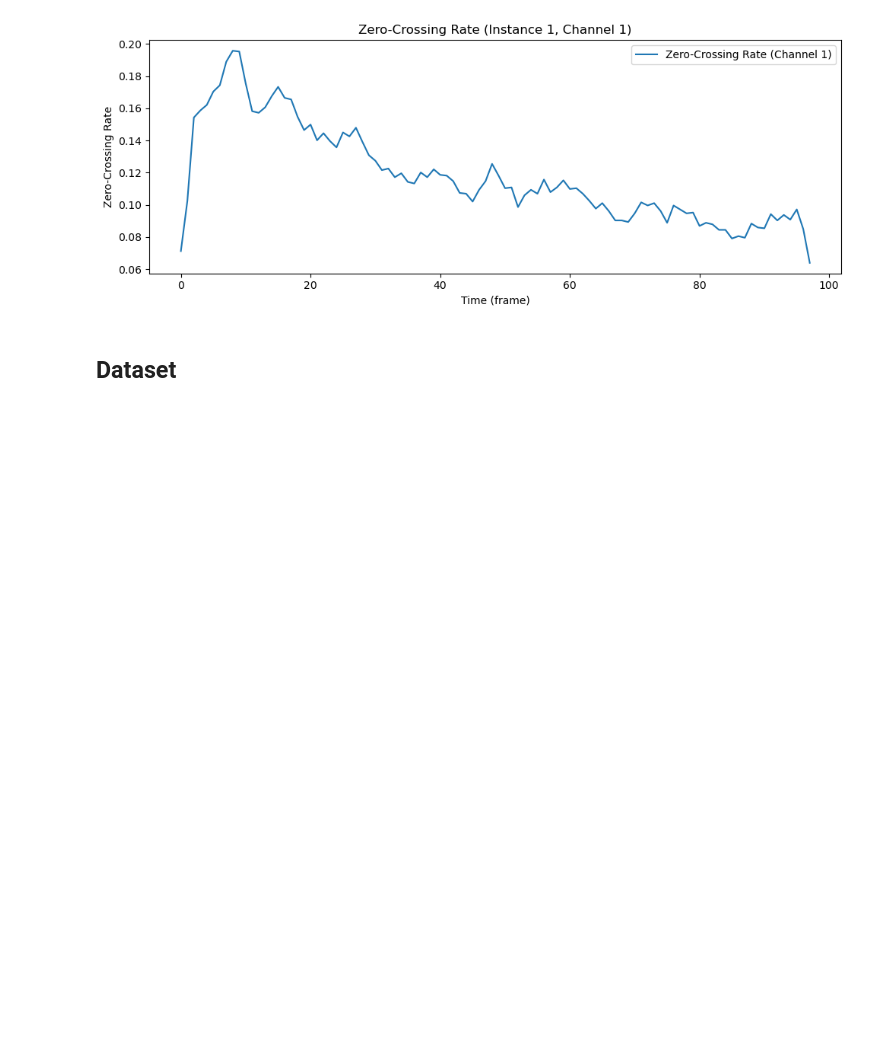
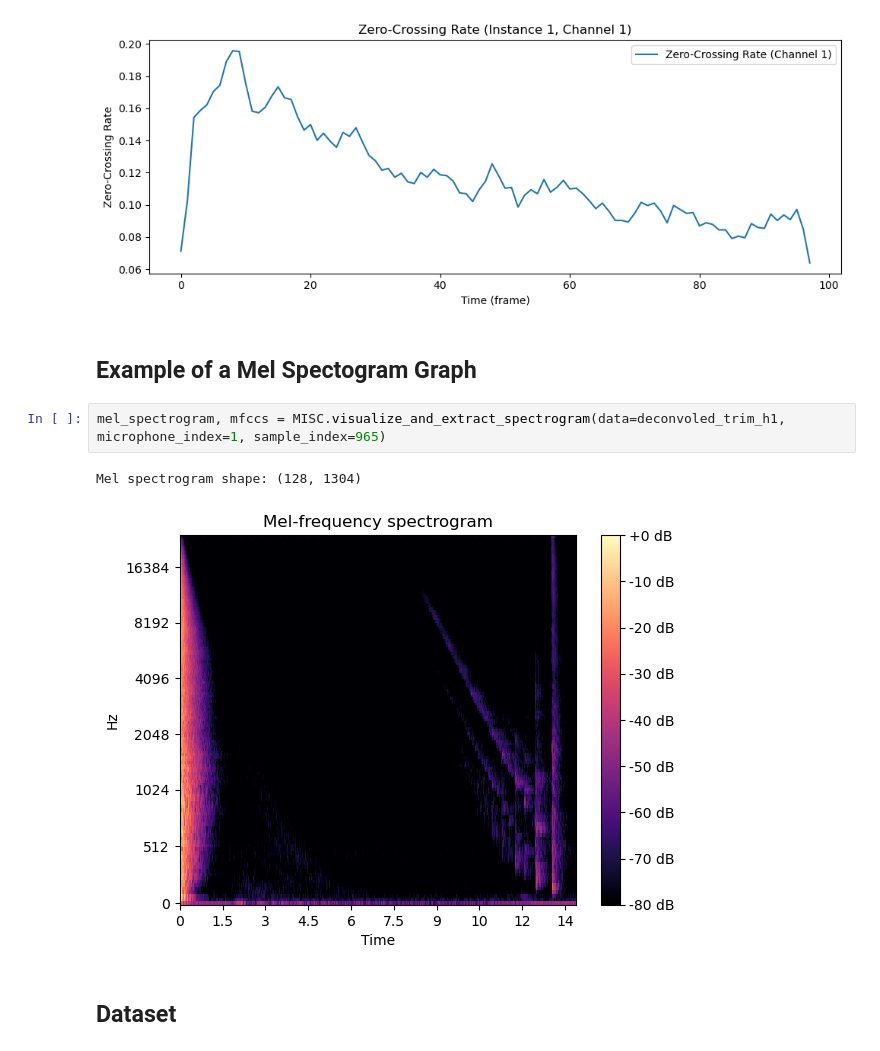
Before and after one commit to christopherT02/Acoustic-Hackathon, a Jupyter notebook: src/linear_regression.ipynb, the cells around one changed output. Drawn from its saved outputs; the diff is of its cells as text; blank space fills up the shorter version.

Commit message:
feat: add mel spectogram

```diff
--- a/src/linear_regression.ipynb
+++ b/src/linear_regression.ipynb
@@ -101,6 +101,13 @@ for instance_index in range(preprocessed_data_zcr_h2.shape[0]):
 # %% [output]
 [figure]
 [figure]
+# %% [markdown]
+## Example of a Mel Spectogram Graph
+# %%
+mel_spectrogram, mfccs = MISC.visualize_and_extract_spectrogram(data=deconvoled_trim_h1, microphone_index=1, sample_index=965)
+# %% [output]
+Mel spectrogram shape: (128, 1304)
+[figure, added]
 # %% [markdown]
 ## Dataset
 # %%
```
Also changed, not shown: 1 other file.
